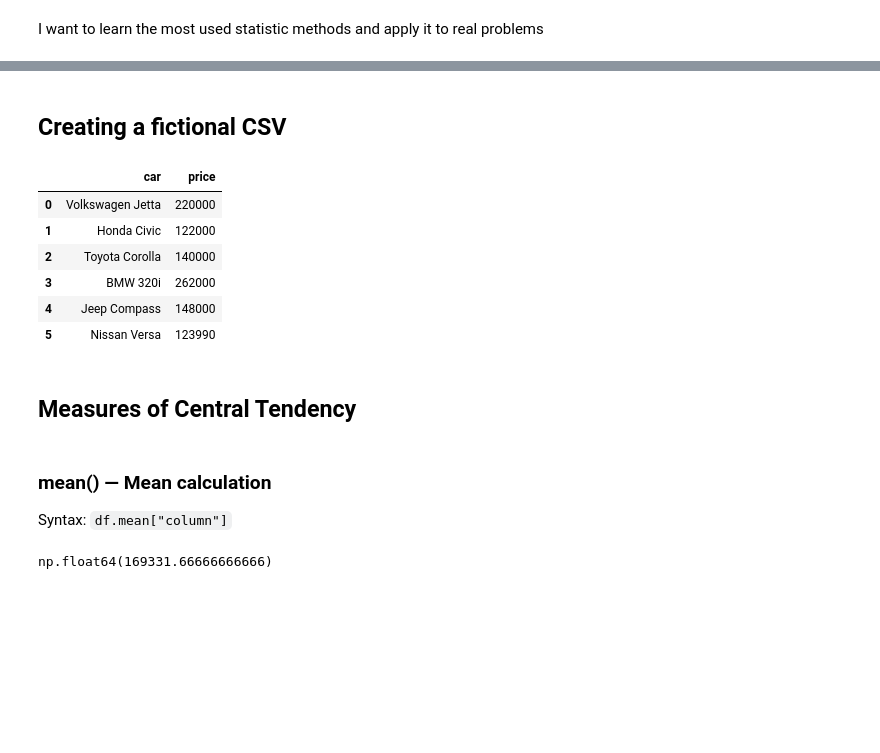
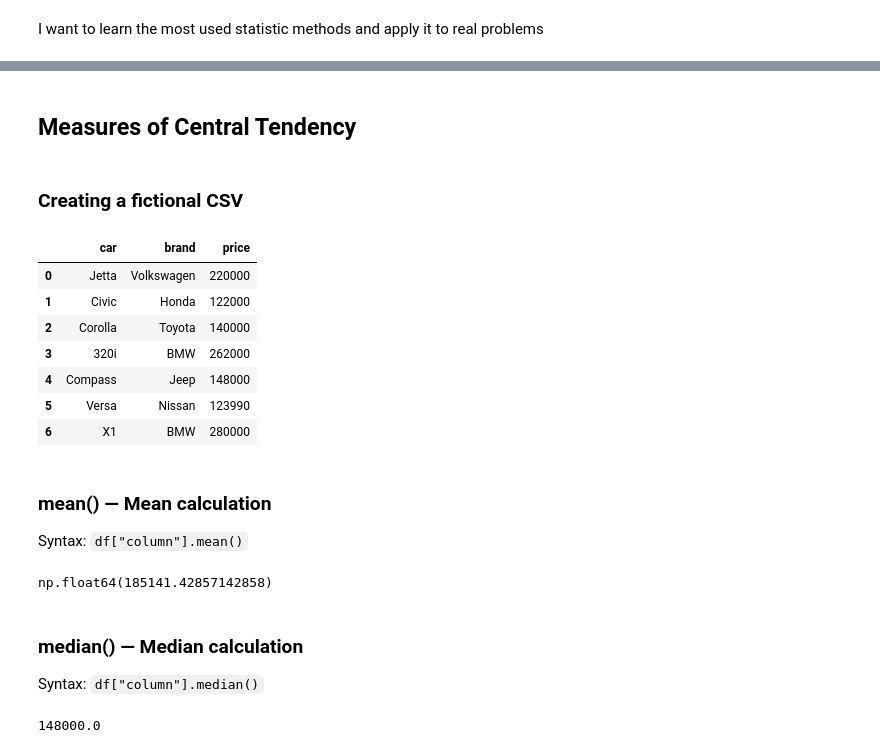
Before and after one commit to prokope/learning-data-science, a Jupyter notebook: statistics.ipynb, the cells around one changed output, grey strips where cells are left out. Drawn from its saved outputs; the diff is of its cells as text; code cells hidden in the pictures; blank space fills up the shorter version.

```diff
--- a/statistics.ipynb
+++ b/statistics.ipynb
@@ -11,29 +11,38 @@ I want to learn the most used statistic methods and apply it to real problems
 # %%
 import pandas as pd
-# %% [markdown]
-## Creating a fictional CSV
-# %%
-cars_price = {
-    'car': ["Volkswagen Jetta", "Honda Civic", "Toyota Corolla", "BMW 320i", "Jeep Compass", "Nissan Versa"],
-    'price': [220000, 122000, 140000, 262000, 148000, 123990]
-}
-
-cars_price = pd.DataFrame(cars_price)
-cars_price
-# %% [output]
-|  | car | price |
-| 0 | Volkswagen Jetta | 220000 |
-| 1 | Honda Civic | 122000 |
-| 2 | Toyota Corolla | 140000 |
-| 3 | BMW 320i | 262000 |
-| 4 | Jeep Compass | 148000 |
-| 5 | Nissan Versa | 123990 |
 # %% [markdown]
 ## Measures of Central Tendency
+# %% [markdown]
+### Creating a fictional CSV
+# %%
+cars_price = {
+    'car': ["Jetta", "Civic", "Corolla", "320i", "Compass", "Versa", "X1"],
+    'brand': ["Volkswagen", "Honda", "Toyota", "BMW", "Jeep", "Nissan", "BMW"],
+    'price': [220000, 122000, 140000, 262000, 148000, 123990, 280000]
+}
+
+cars_price = pd.DataFrame(cars_price)
+cars_price
+# %% [output]
+|  | car | brand | price |
+| 0 | Jetta | Volkswagen | 220000 |
+| 1 | Civic | Honda | 122000 |
+| 2 | Corolla | Toyota | 140000 |
+| 3 | 320i | BMW | 262000 |
+| 4 | Compass | Jeep | 148000 |
+| 5 | Versa | Nissan | 123990 |
+| 6 | X1 | BMW | 280000 |
 # %% [markdown]
 ### mean() — Mean calculation
-Syntax: <code>df.mean["column"]</code>
+Syntax: <code>df["column"].mean()</code>
 # %%
 cars_price["price"].mean()
 # %% [output]
-np.float64(169331.66666666666)
+np.float64(185141.42857142858)
+# %% [markdown]
+### median() — Median calculation
+Syntax: <code>df["column"].median()</code>
+# %%
+cars_price["price"].median()
+# %% [output]
+148000.0
```
Also changed, not shown: parts of 13 cells of this notebook.
